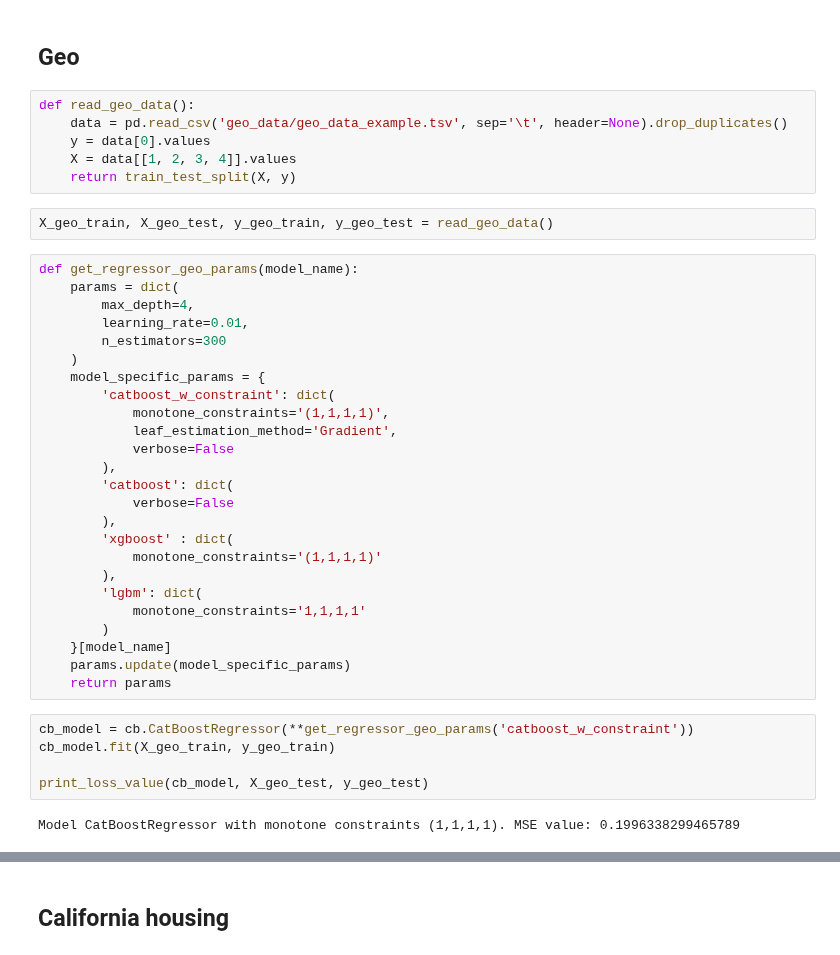
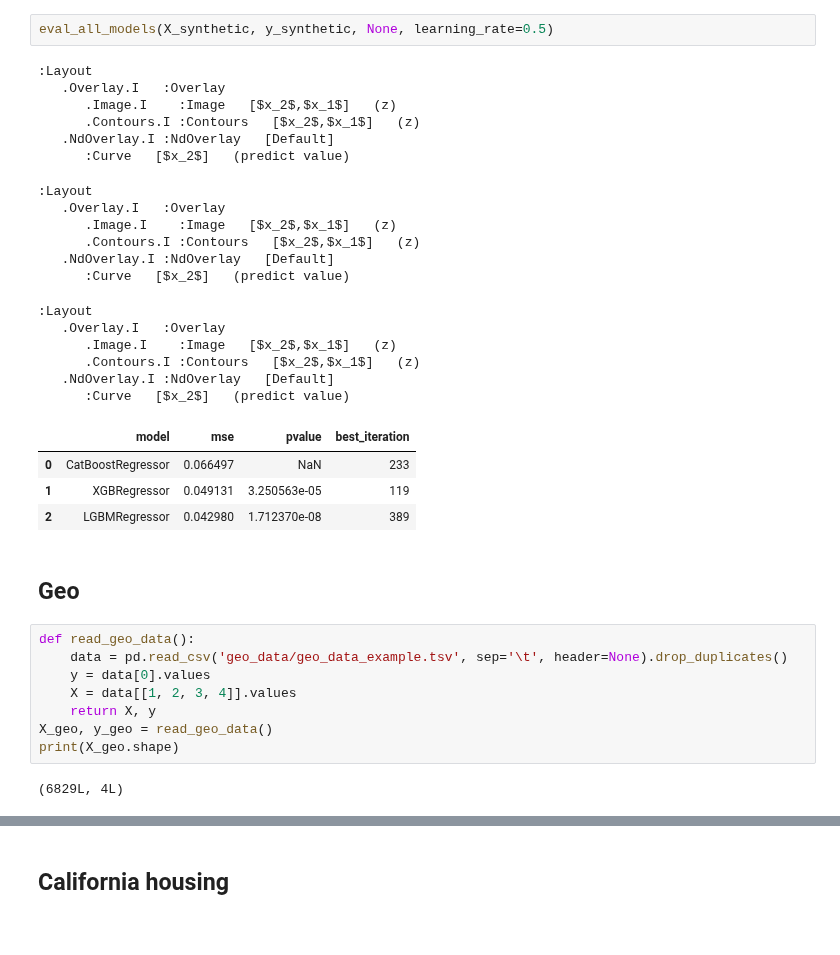
Before and after one commit to catboost/benchmarks, a Jupyter notebook: monotone_constraints/monotonic_constraints.ipynb, the cells around one changed output, grey strips where cells are left out. Cells and saved outputs as stored; diff of their text form.

```diff
--- a/monotone_constraints/monotonic_constraints.ipynb
+++ b/monotone_constraints/monotonic_constraints.ipynb
@@ -167,3 +181,28 @@ plot_level_contours(lgb_regressor)
+# %%
+eval_all_models(X_synthetic, y_synthetic, None, learning_rate=0.5)
+# %% [output]
+:Layout
+   .Overlay.I   :Overlay
+      .Image.I    :Image   [$x_2$,$x_1$]   (z)
+      .Contours.I :Contours   [$x_2$,$x_1$]   (z)
+   .NdOverlay.I :NdOverlay   [Default]
+      :Curve   [$x_2$]   (predict value)
+:Layout
+   .Overlay.I   :Overlay
+      .Image.I    :Image   [$x_2$,$x_1$]   (z)
+      .Contours.I :Contours   [$x_2$,$x_1$]   (z)
+   .NdOverlay.I :NdOverlay   [Default]
+      :Curve   [$x_2$]   (predict value)
+:Layout
+   .Overlay.I   :Overlay
+      .Image.I    :Image   [$x_2$,$x_1$]   (z)
+      .Contours.I :Contours   [$x_2$,$x_1$]   (z)
+   .NdOverlay.I :NdOverlay   [Default]
+      :Curve   [$x_2$]   (predict value)
+|  | model | mse | pvalue | best_iteration |
+| 0 | CatBoostRegressor | 0.066497 | NaN | 233 |
+| 1 | XGBRegressor | 0.049131 | 3.250563e-05 | 119 |
+| 2 | LGBMRegressor | 0.042980 | 1.712370e-08 | 389 |
 # %% [markdown]
 ## Geo
 # %%
@@ -171,38 +210,8 @@ def read_geo_data():
     data = pd.read_csv('geo_data/geo_data_example.tsv', sep='\t', header=None).drop_duplicates()
     y = data[0].values
     X = data[[1, 2, 3, 4]].values
-    return train_test_split(X, y)
+    return X, y
+X_geo, y_geo = read_geo_data()
+print(X_geo.shape)
+# %% [output]
+(6829L, 4L)
-# %%
-X_geo_train, X_geo_test, y_geo_train, y_geo_test = read_geo_data()
-# %%
-def get_regressor_geo_params(model_name):
-    params = dict(
-        max_depth=4,
-        learning_rate=0.01,
-        n_estimators=300
-    )
-    model_specific_params = {
-        'catboost_w_constraint': dict(
-            monotone_constraints='(1,1,1,1)',
-            leaf_estimation_method='Gradient',
-            verbose=False
-        ),
-        'catboost': dict(
-            verbose=False
-        ),
-        'xgboost' : dict(
-            monotone_constraints='(1,1,1,1)'
-        ),
-        'lgbm': dict(
-            monotone_constraints='1,1,1,1'
-        )
-    }[model_name]
-    params.update(model_specific_params)
-    return params
-# %%
-cb_model = cb.CatBoostRegressor(**get_regressor_geo_params('catboost_w_constraint'))
-cb_model.fit(X_geo_train, y_geo_train)
-
-print_loss_value(cb_model, X_geo_test, y_geo_test)
-# %% [output]
-Model CatBoostRegressor with monotone constraints (1,1,1,1). MSE value: 0.1996338299465789
```
Also changed, not shown: parts of 32 cells of this notebook.
